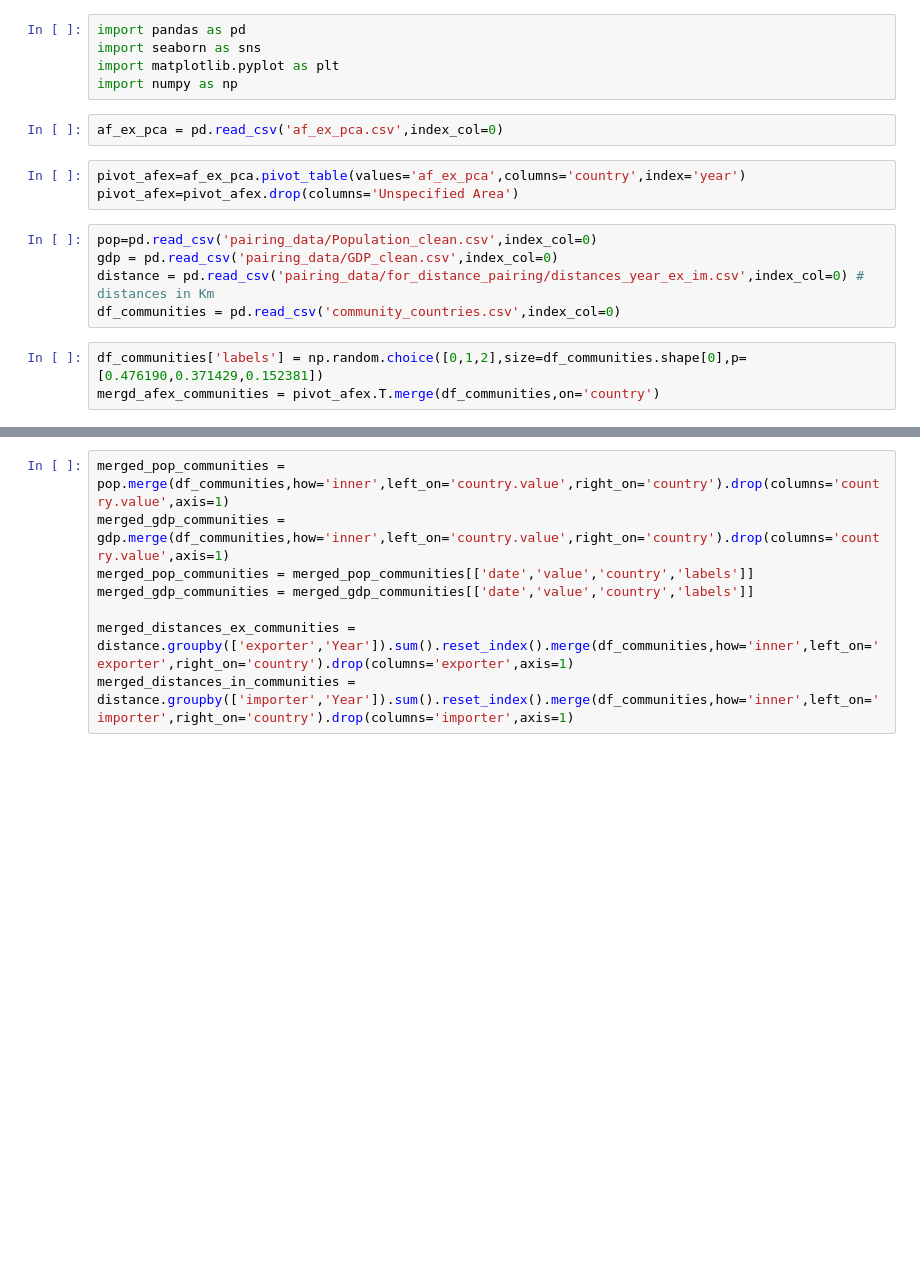
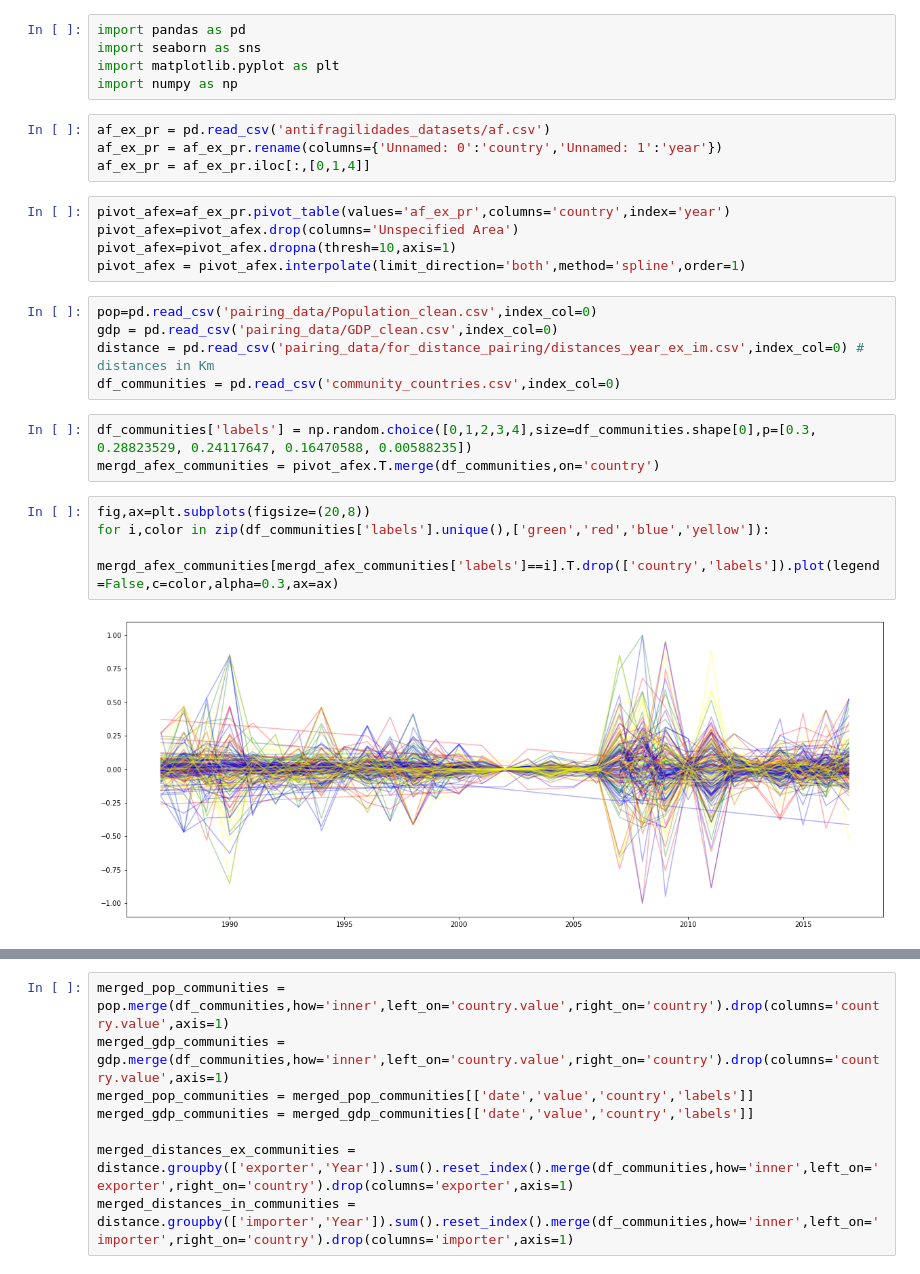
Before and after one commit to RogelioLozano/AOFFTN, a Jupyter notebook: Exploration_V3/Tests.ipynb, the cells around one changed output, grey strips where cells are left out. Drawn from its saved outputs; the diff is of its cells as text; blank space fills up the shorter version.

```diff
--- a/Exploration_V3/Tests.ipynb
+++ b/Exploration_V3/Tests.ipynb
@@ -5,16 +5,26 @@ import pandas as pd
 import seaborn as sns
 import matplotlib.pyplot as plt
 import numpy as np
-# %%
-af_ex_pca = pd.read_csv('af_ex_pca.csv',index_col=0)
+# %%
+af_ex_pr = pd.read_csv('antifragilidades_datasets/af.csv')
+af_ex_pr = af_ex_pr.rename(columns={'Unnamed: 0':'country','Unnamed: 1':'year'})
+af_ex_pr = af_ex_pr.iloc[:,[0,1,4]]
 # %%
-pivot_afex=af_ex_pca.pivot_table(values='af_ex_pca',columns='country',index='year')
+pivot_afex=af_ex_pr.pivot_table(values='af_ex_pr',columns='country',index='year')
 pivot_afex=pivot_afex.drop(columns='Unspecified Area')
+pivot_afex=pivot_afex.dropna(thresh=10,axis=1)
+pivot_afex = pivot_afex.interpolate(limit_direction='both',method='spline',order=1)
 # %%
 pop=pd.read_csv('pairing_data/Population_clean.csv',index_col=0)
 gdp = pd.read_csv('pairing_data/GDP_clean.csv',index_col=0)
 distance = pd.read_csv('pairing_data/for_distance_pairing/distances_year_ex_im.csv',index_col=0) # distances in Km
 df_communities = pd.read_csv('community_countries.csv',index_col=0)
 # %%
-df_communities['labels'] = np.random.choice([0,1,2],size=df_communities.shape[0],p=[0.476190,0.371429,0.152381])
+df_communities['labels'] = np.random.choice([0,1,2,3,4],size=df_communities.shape[0],p=[0.3, 0.28823529, 0.24117647, 0.16470588, 0.00588235])
 mergd_afex_communities = pivot_afex.T.merge(df_communities,on='country')
+# %%
+fig,ax=plt.subplots(figsize=(20,8))
+for i,color in zip(df_communities['labels'].unique(),['green','red','blue','yellow']):
+    mergd_afex_communities[mergd_afex_communities['labels']==i].T.drop(['country','labels']).plot(legend=False,c=color,alpha=0.3,ax=ax)
+# %% [output]
+[figure, added]
```
Also changed, not shown: parts of 11 cells of this notebook, 1 other file.
